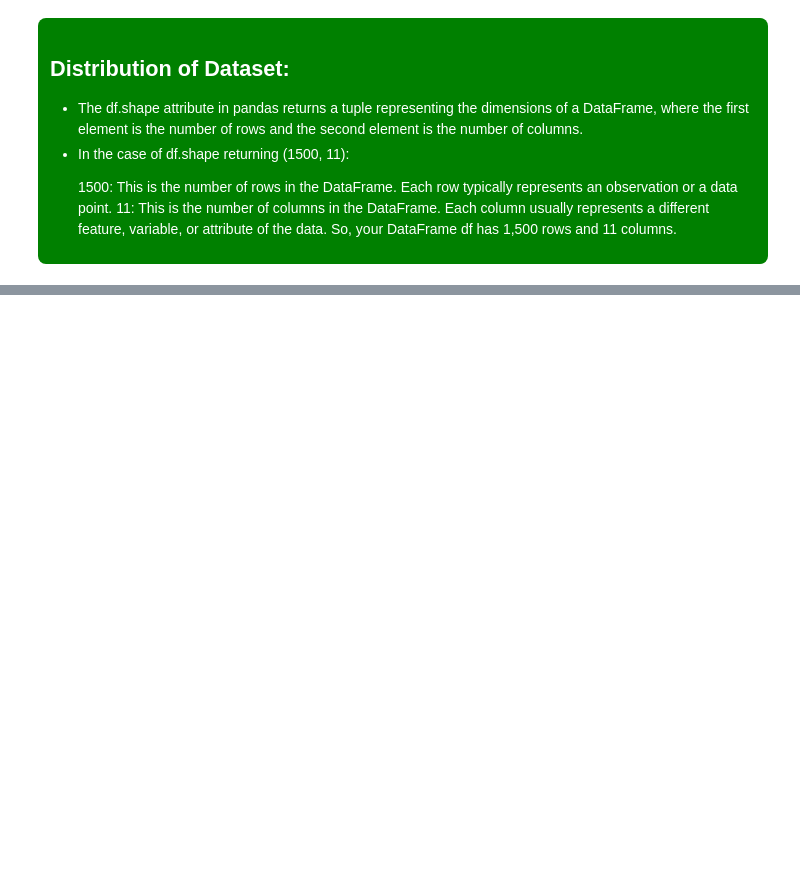
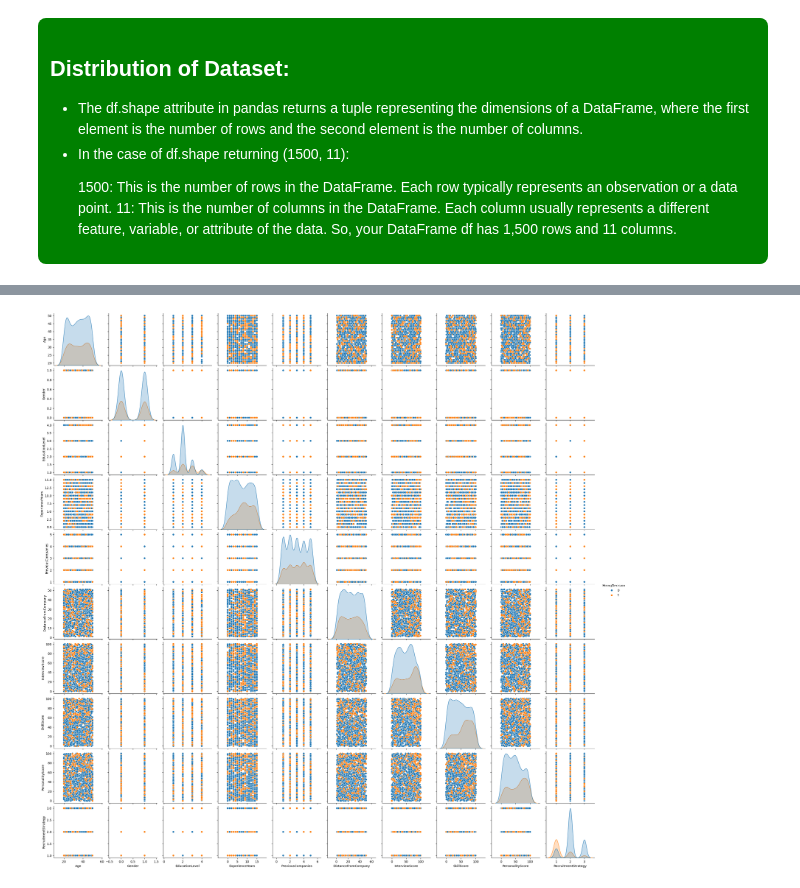
Before and after one commit to Eunnylans/Hiring--Analysis--Using--Linear--Regression, a Jupyter notebook: Predicting--Hiring--Decisions.ipynb, the cells around one changed output, grey strips where cells are left out. Cells and saved outputs as stored; diff of their text form; code cells hidden in the pictures; blank space fills up the shorter version.

```diff
--- a/Predicting--Hiring--Decisions.ipynb
+++ b/Predicting--Hiring--Decisions.ipynb
@@ -281,0 +436,6 @@ So, your DataFrame df has 1,500 rows and 11 columns.</li>
+# %%
+# Visualize relationships with target
+sns.pairplot(df, hue="HiringDecision")
+plt.show()
+# %% [output]
+[figure, added]
```
Also changed, not shown: parts of 3 cells of this notebook.
